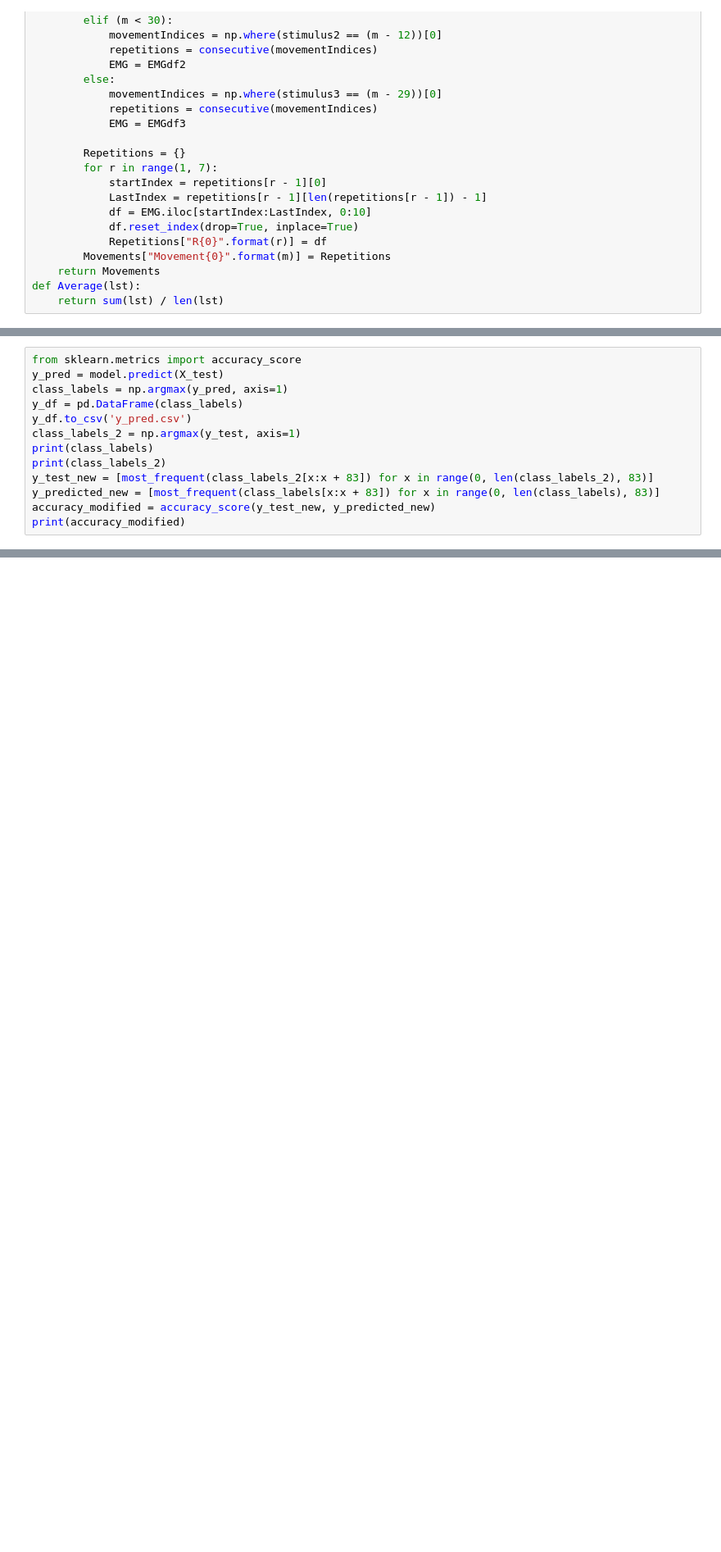
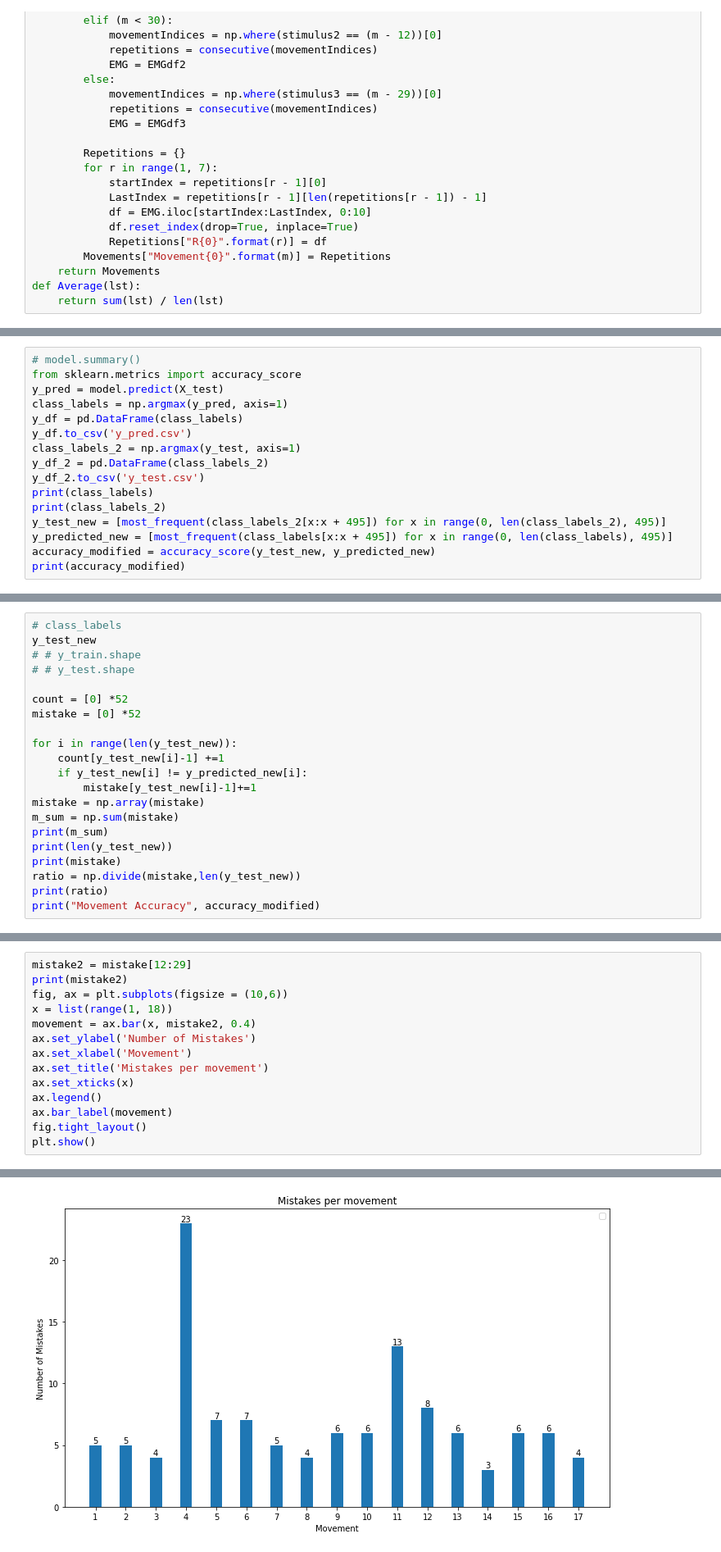
Before and after one commit to allaaamr/Bachelor_Identify-Moevements-EMG, a Jupyter notebook: main_cnn_2.ipynb, the cells around one changed output, grey strips where cells are left out. Shown at 82% size. Cells and saved outputs as stored; diff of their text form; blank space fills up the shorter version.

```diff
--- a/main_cnn_2.ipynb
+++ b/main_cnn_2.ipynb
@@ -221,14 +208,17 @@ _________________________________________________________________
 # %%
+# model.summary()
 from sklearn.metrics import accuracy_score
 y_pred = model.predict(X_test)
 class_labels = np.argmax(y_pred, axis=1)
 y_df = pd.DataFrame(class_labels)
 y_df.to_csv('y_pred.csv')
 class_labels_2 = np.argmax(y_test, axis=1)
+y_df_2 = pd.DataFrame(class_labels_2)
+y_df_2.to_csv('y_test.csv')
 print(class_labels)
 print(class_labels_2)
-y_test_new = [most_frequent(class_labels_2[x:x + 83]) for x in range(0, len(class_labels_2), 83)]
-y_predicted_new = [most_frequent(class_labels[x:x + 83]) for x in range(0, len(class_labels), 83)]
+y_test_new = [most_frequent(class_labels_2[x:x + 495]) for x in range(0, len(class_labels_2), 495)]
+y_predicted_new = [most_frequent(class_labels[x:x + 495]) for x in range(0, len(class_labels), 495)]
 accuracy_modified = accuracy_score(y_test_new, y_predicted_new)
 print(accuracy_modified)
 # %% [output]
@@ -246,0 +228,21 @@ model.history['loss']
+# %%
+# class_labels
+y_test_new
+# # y_train.shape
+# # y_test.shape
+
+count = [0] *52
+mistake = [0] *52
+
+for i in range(len(y_test_new)):
+    count[y_test_new[i]-1] +=1
+    if y_test_new[i] != y_predicted_new[i]:
+        mistake[y_test_new[i]-1]+=1
+mistake = np.array(mistake)
+m_sum = np.sum(mistake)
+print(m_sum)
+print(len(y_test_new))
+print(mistake)
+ratio = np.divide(mistake,len(y_test_new))
+print(ratio)
+print("Movement Accuracy", accuracy_modified)
@@ -246,0 +265,15 @@ model.history['loss']
+# %%
+mistake2 = mistake[12:29]
+print(mistake2)
+fig, ax = plt.subplots(figsize = (10,6))
+x = list(range(1, 18))
+movement = ax.bar(x, mistake2, 0.4)
+ax.set_ylabel('Number of Mistakes')
+ax.set_xlabel('Movement')
+ax.set_title('Mistakes per movement')
+ax.set_xticks(x)
+ax.legend()
+ax.bar_label(movement)
+fig.tight_layout()
+plt.show()
+# %% [output]
@@ -246,0 +282 @@ model.history['loss']
+[figure, added]
```
Also changed, not shown: parts of 10 cells of this notebook, 5 other files.
